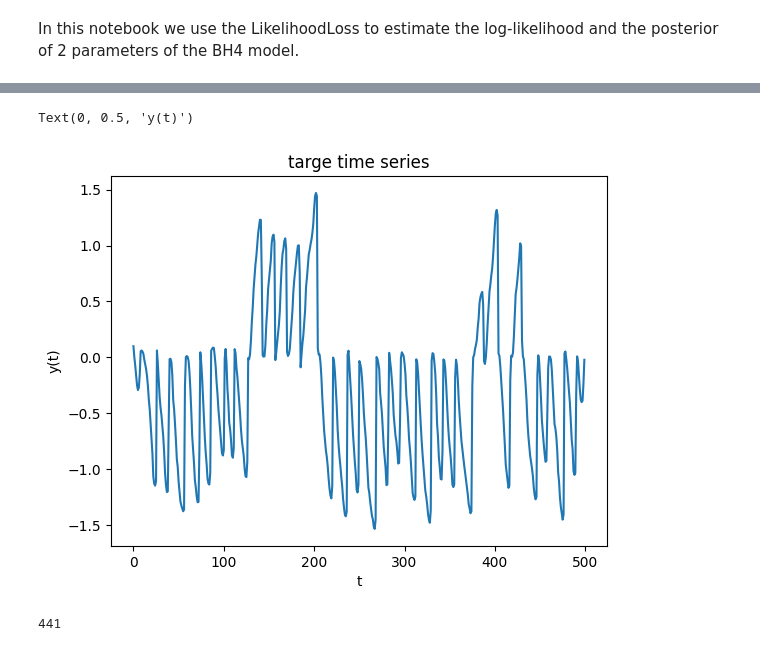
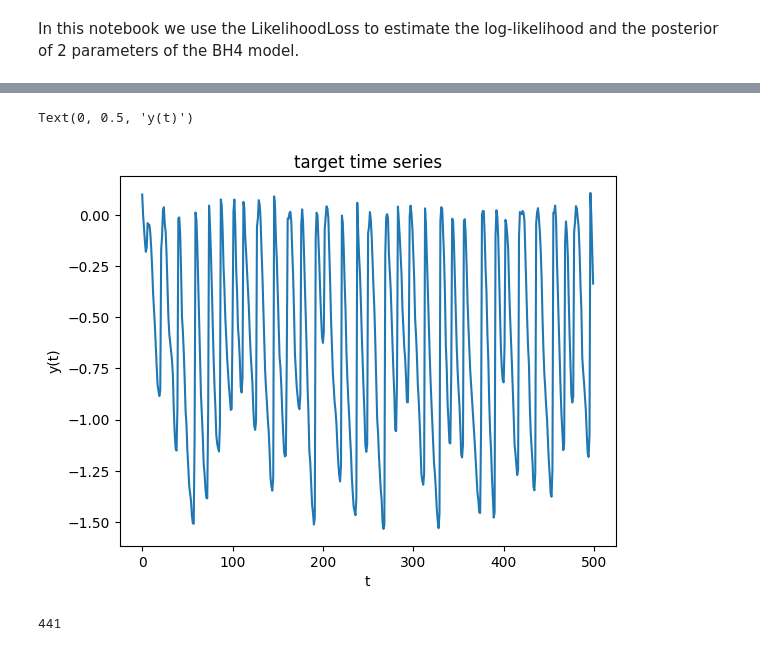
Before and after one commit to sidtalwar/Exploratory-Data-Analysis, a Jupyter notebook: examples/likelihood_and_posterior_Brock_and_Hommes.ipynb, the cells around one changed output, grey strips where cells are left out. Cells and saved outputs as stored; diff of their text form; code cells hidden in the pictures.

```diff
--- a/examples/likelihood_and_posterior_Brock_and_Hommes.ipynb
+++ b/examples/likelihood_and_posterior_Brock_and_Hommes.ipynb
@@ -85,14 +87,14 @@ def BH4(theta, N, seed):
     return np.atleast_2d(x[2:]).T
 # %%
 # synthetic target series (parameter set 1 of [Dyer et al. (2022)])
-target_series = BH4(theta = [0.9, 0.2], N= 500, seed=0)
+target_series = BH4(theta = [0.5, 0], N= 500, seed=0)
 plt.plot(target_series)
-plt.title("targe time series")
+plt.title("target time series")
 plt.xlabel("t")
 plt.ylabel("y(t)")
 # %% [output]
 Text(0, 0.5, 'y(t)')
-[figure, old version]
+[figure, new version]
 # %%
 # Define a space of parameter combinations ("H") to explore
 nx, ny = 21, 21
```
Also changed, not shown: parts of 10 cells of this notebook.
